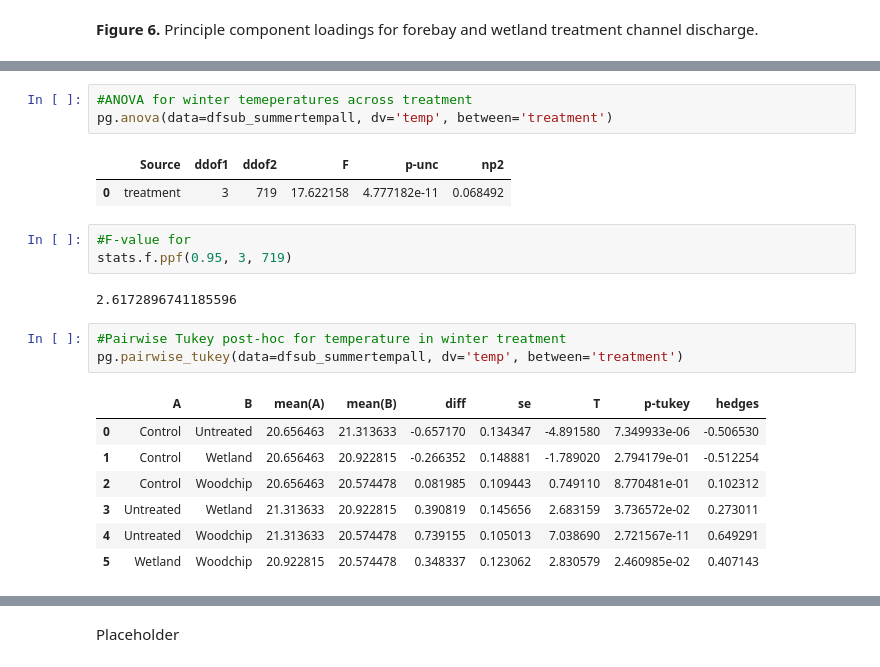
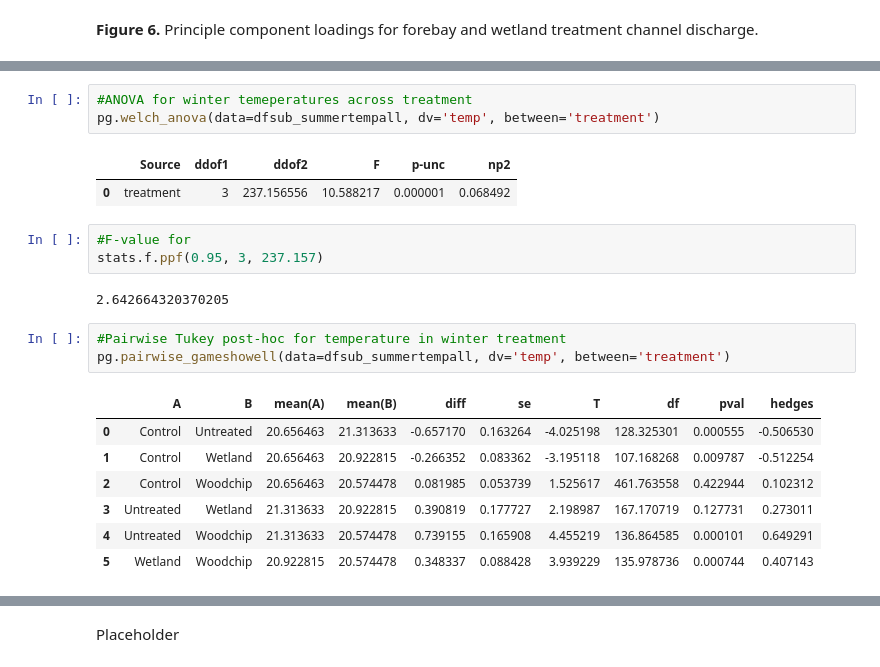
Before and after one commit to kmduncan1/MS263_BioreactorProject, a Jupyter notebook: ProjectNotebook.ipynb, the cells around one changed output, grey strips where cells are left out. Cells and saved outputs as stored; diff of their text form.

```diff
--- a/ProjectNotebook.ipynb
+++ b/ProjectNotebook.ipynb
@@ -626,23 +648,23 @@ pg.pairwise_tukey(data=dfsub_wintertempall, dv='temp', between='treatment')
 # %%
 #ANOVA for winter temeperatures across treatment
-pg.anova(data=dfsub_summertempall, dv='temp', between='treatment')
+pg.welch_anova(data=dfsub_summertempall, dv='temp', between='treatment')
 # %% [output]
 |  | Source | ddof1 | ddof2 | F | p-unc | np2 |
-| 0 | treatment | 3 | 719 | 17.622158 | 4.777182e-11 | 0.068492 |
+| 0 | treatment | 3 | 237.156556 | 10.588217 | 0.000001 | 0.068492 |
 # %%
 #F-value for
-stats.f.ppf(0.95, 3, 719)
+stats.f.ppf(0.95, 3, 237.157)
 # %% [output]
-2.6172896741185596
+2.642664320370205
 # %%
 #Pairwise Tukey post-hoc for temperature in winter treatment
-pg.pairwise_tukey(data=dfsub_summertempall, dv='temp', between='treatment')
+pg.pairwise_gameshowell(data=dfsub_summertempall, dv='temp', between='treatment')
 # %% [output]
-|  | A | B | mean(A) | mean(B) | diff | se | T | p-tukey | hedges |
-| 0 | Control | Untreated | 20.656463 | 21.313633 | -0.657170 | 0.134347 | -4.891580 | 7.349933e-06 | -0.506530 |
-| 1 | Control | Wetland | 20.656463 | 20.922815 | -0.266352 | 0.148881 | -1.789020 | 2.794179e-01 | -0.512254 |
-| 2 | Control | Woodchip | 20.656463 | 20.574478 | 0.081985 | 0.109443 | 0.749110 | 8.770481e-01 | 0.102312 |
-| 3 | Untreated | Wetland | 21.313633 | 20.922815 | 0.390819 | 0.145656 | 2.683159 | 3.736572e-02 | 0.273011 |
-| 4 | Untreated | Woodchip | 21.313633 | 20.574478 | 0.739155 | 0.105013 | 7.038690 | 2.721567e-11 | 0.649291 |
-| 5 | Wetland | Woodchip | 20.922815 | 20.574478 | 0.348337 | 0.123062 | 2.830579 | 2.460985e-02 | 0.407143 |
+|  | A | B | mean(A) | mean(B) | diff | se | T | df | pval | hedges |
+| 0 | Control | Untreated | 20.656463 | 21.313633 | -0.657170 | 0.163264 | -4.025198 | 128.325301 | 0.000555 | -0.506530 |
+| 1 | Control | Wetland | 20.656463 | 20.922815 | -0.266352 | 0.083362 | -3.195118 | 107.168268 | 0.009787 | -0.512254 |
+| 2 | Control | Woodchip | 20.656463 | 20.574478 | 0.081985 | 0.053739 | 1.525617 | 461.763558 | 0.422944 | 0.102312 |
+| 3 | Untreated | Wetland | 21.313633 | 20.922815 | 0.390819 | 0.177727 | 2.198987 | 167.170719 | 0.127731 | 0.273011 |
+| 4 | Untreated | Woodchip | 21.313633 | 20.574478 | 0.739155 | 0.165908 | 4.455219 | 136.864585 | 0.000101 | 0.649291 |
+| 5 | Wetland | Woodchip | 20.922815 | 20.574478 | 0.348337 | 0.088428 | 3.939229 | 135.978736 | 0.000744 | 0.407143 |
 # %% [markdown]
```
Also changed, not shown: parts of 34 cells of this notebook.
